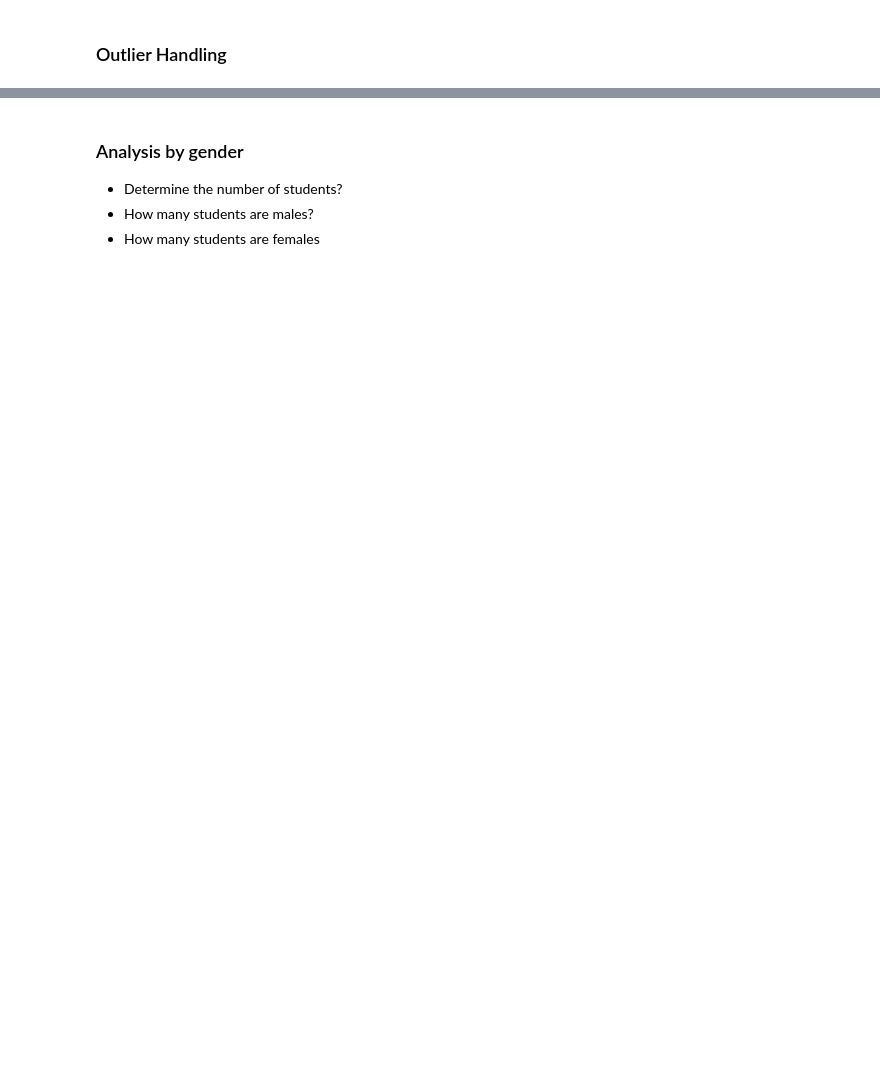
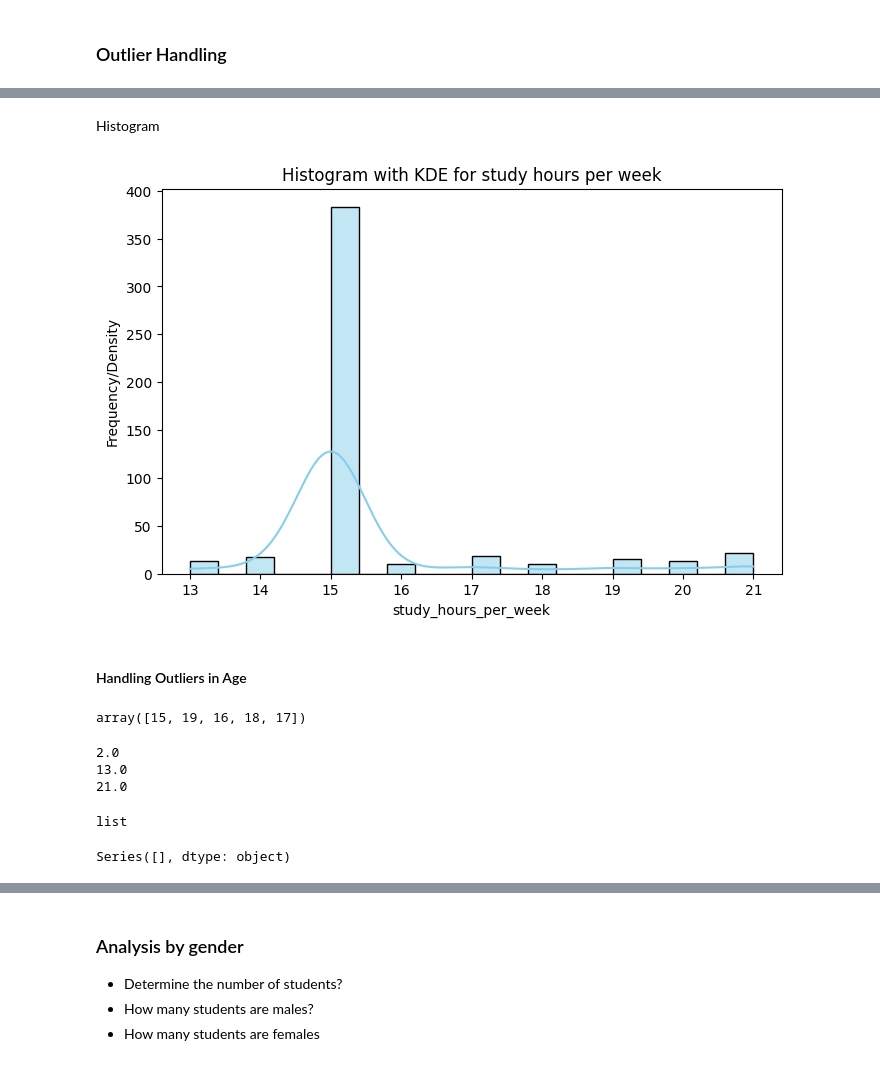
Before and after one commit to raymakoko/Student_Performance_Analyzer, a Jupyter notebook: notebooks/cleaningdata.ipynb, the cells around one changed output, grey strips where cells are left out. Saved outputs shown, nothing was run; the diff lists cells and outputs as text; code cells hidden in the pictures; blank space fills up the shorter version.

```diff
--- a/notebooks/cleaningdata.ipynb
+++ b/notebooks/cleaningdata.ipynb
@@ -140,6 +183,6 @@ df_cleaned = df[(df['study_hours_per_week'] >= lower_bound) & (df['study_hours_p
 # The capping method
 
 # cap values outside the boundaries
-df['study_hours_per_week'] = np.where(df['study_hours_per_week'] > upper_bound, upper_bound,
-                             np.where(df['study_hours_per_week'] < lower_bound, lower_bound,
-                                      df['study_hours_per_week']))
+df['study_hours_per_week'] = np.where((df['study_hours_per_week']<lower_bound)|(df['study_hours_per_week']>upper_bound),
+                                       df["study_hours_per_week"].median(),
+                                       df["study_hours_per_week"])
@@ -155,0 +189,40 @@ plt.show()
+# %% [markdown]
+Histogram
+# %%
+plt.figure(figsize=(8,5))
+
+#Historam with KDE
+sns.histplot(df['study_hours_per_week'], bins=20, kde=True, color='skyblue', edgecolor='black')
+plt.title('Histogram with KDE for study hours per week')
+plt.xlabel('study_hours_per_week')
+plt.ylabel('Frequency/Density')
+plt.show()
+# %% [output]
+[figure, added]
+# %% [markdown]
+#### Handling Outliers in Age
+# %%
+df['age'].unique()
+# %% [output]
+array([15, 19, 16, 18, 17])
+# %%
+#Finding Q1 and Q3
+Q1 = np.percentile(df['age'],25)
+Q3 = np.percentile(df['age'],75)
+
+IQR = Q3-Q1
+print(IQR)
+
+lower_bound = Q1 - 1.5 * IQR
+upper_bound = Q3 + 1.5 * IQR
+print(lower_bound)
+print(upper_bound)
+# %% [output]
+2.0
+13.0
+21.0
+# %%
+outliers = [x for x in df['age'] if x < lower_bound or x > upper_bound]
+type(outliers)
+# %% [output]
+list
@@ -155,0 +231,4 @@ plt.show()
+# %%
+outliers.sort_values()
+# %% [output]
+Series([], dtype: object)
```
Also changed, not shown: parts of 18 cells of this notebook.
